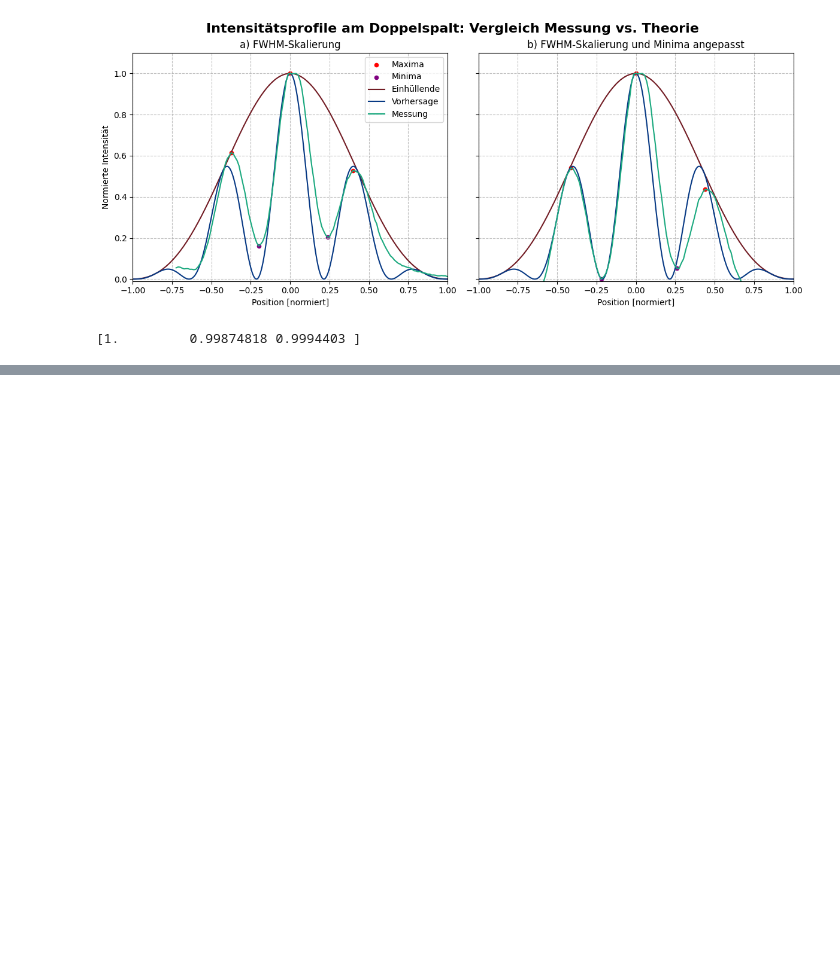
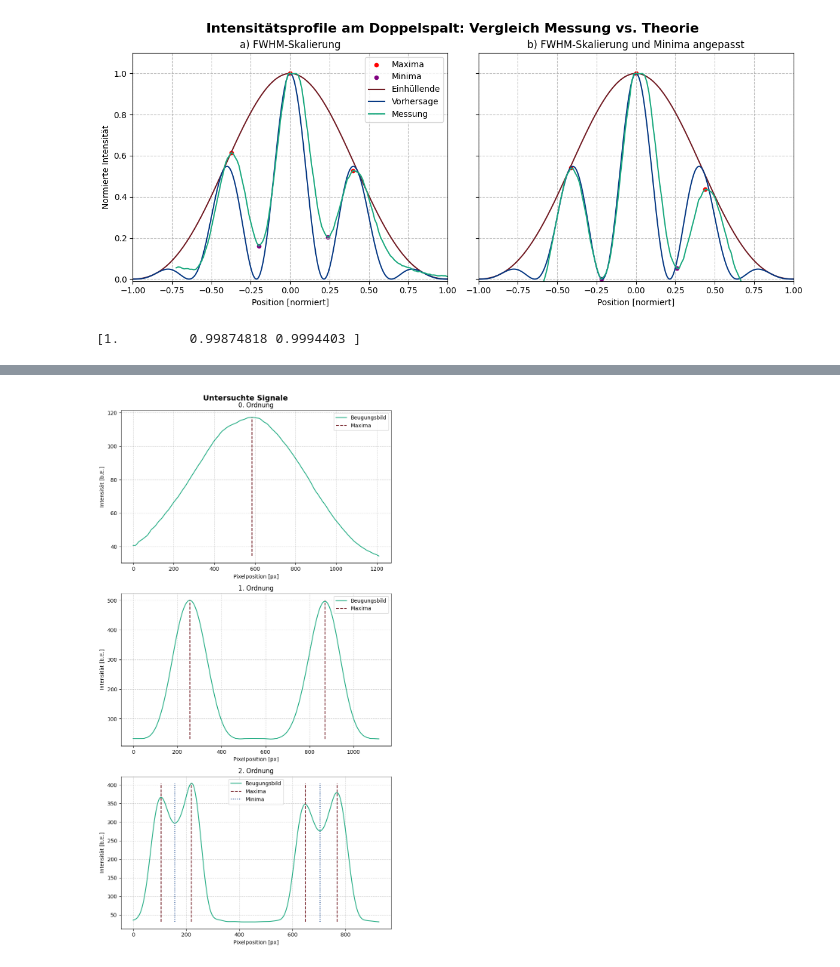
Before and after one commit to FinnZeumer/PAP-2, a Jupyter notebook: Versuche/233/Python/cleaned_code_V233.ipynb, the cells around one changed output, grey strips where cells are left out. Cells and saved outputs as stored; diff of their text form; code cells hidden in the pictures; blank space fills up the shorter version.

```diff
--- a/Versuche/233/Python/cleaned_code_V233.ipynb
+++ b/Versuche/233/Python/cleaned_code_V233.ipynb
@@ -3244,0 +3311,81 @@ TypeError: unsupported format string passed to numpy.ndarray.__format__
+# %%
+aufgabe = '5a'
+folder = "./A5/"
+safe_folder = "../img/plots/"
+
+# ------------------------------------------------------------------------
+#  Plotting der Signale
+# ------------------------------------------------------------------------
+
+fig, axes = plt.subplots(3, 1, figsize=(8, 15), sharey=False)
+
+# 0. Ordnung
+x0 = pix_pos_dop_0 - min(pix_pos_dop_0)
+y0 = int_dop_0
+
+peaks0, mins0 = finde_extrema(x0, y0)
+
+axes[0].plot(x0, y0, color=hellgruen, label="Beugungsbild")
+
+axes[0].vlines(x0[peaks0], ymin=min(y0), ymax=max(y0),
+               color=weinrot, linestyles="dashed", label="Maxima")
+
+# axes[0].vlines(x0[mins0], ymin=min(y0), ymax=max(y0),
+#                color=blau, linestyles="dotted", label="Minima")
+
+axes[0].set_title("0. Ordnung")
+axes[0].set_xlabel("Pixelposition [px]")
+axes[0].set_ylabel("Intensität [b.E.]")
+axes[0].grid(True, which="both", linestyle="--", alpha=0.6)
+axes[0].legend()
+
+# 1. Ordnung
+x1 = pix_pos_dop_1
+y1 = int_dop_1
+
+peaks1, mins1 = finde_extrema(x1, y1)
+
+axes[1].plot(x1, y1, color=hellgruen, label="Beugungsbild")
+
+axes[1].vlines(x1[peaks1], ymin=min(y1), ymax=max(y1),
+               color=weinrot, linestyles="dashed", label="Maxima")
+
+# axes[1].vlines(x1[mins1], ymin=min(y1), ymax=max(y1),
+#                color=blau, linestyles="dotted", label="Minima")
+
+axes[1].set_title("1. Ordnung")
+axes[1].set_xlabel("Pixelposition [px]")
+axes[1].set_ylabel("Intensität [b.E.]")
+axes[1].grid(True, which="both", linestyle="--", alpha=0.6)
+axes[1].legend()
+
+
+# 3. Ordnung
+x2 = pix_pos_dop_2
+y2 = int_dop_2
+
+peaks2, mins2 = finde_extrema(x2, y2)
+
+axes[2].plot(x2, y2, color=hellgruen, label="Beugungsbild")
+
+axes[2].vlines(x2[peaks2], ymin=min(y2), ymax=max(y2),
+               color=weinrot, linestyles="dashed", label="Maxima")
+
+true_mins2 = np.array([mins2[0], mins2[2]])
+
+axes[2].vlines(x2[true_mins2], ymin=min(y2), ymax=max(y2),
+               color=blau, linestyles="dotted", label="Minima")
+
+axes[2].set_title("2. Ordnung")
+axes[2].set_xlabel("Pixelposition [px]")
+axes[2].set_ylabel("Intensität [b.E.]")
+axes[2].grid(True, which="both", linestyle="--", alpha=0.6)
+axes[2].legend()
+
+
+plt.suptitle("Untersuchte Signale", size=14, weight="bold")
+plt.tight_layout()
+plt.savefig(f"{safe_folder}Sig_Dop_{aufgabe}.pdf", dpi=300)
+plt.show()
+# %% [output]
+[figure, added]
```
Also changed, not shown: parts of 24 cells of this notebook, 40 other files.
